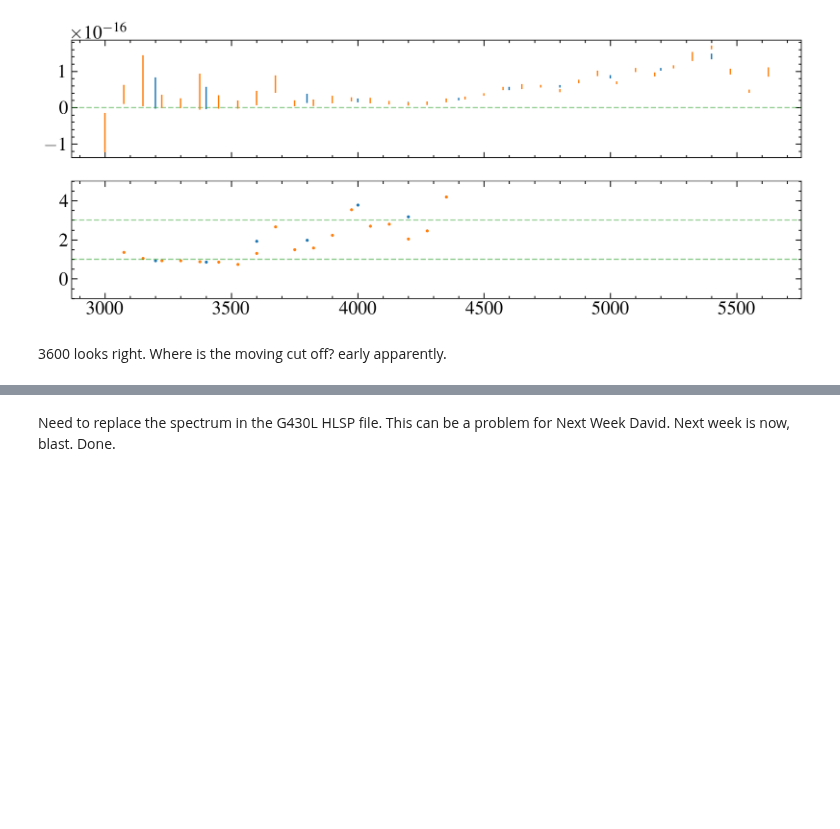
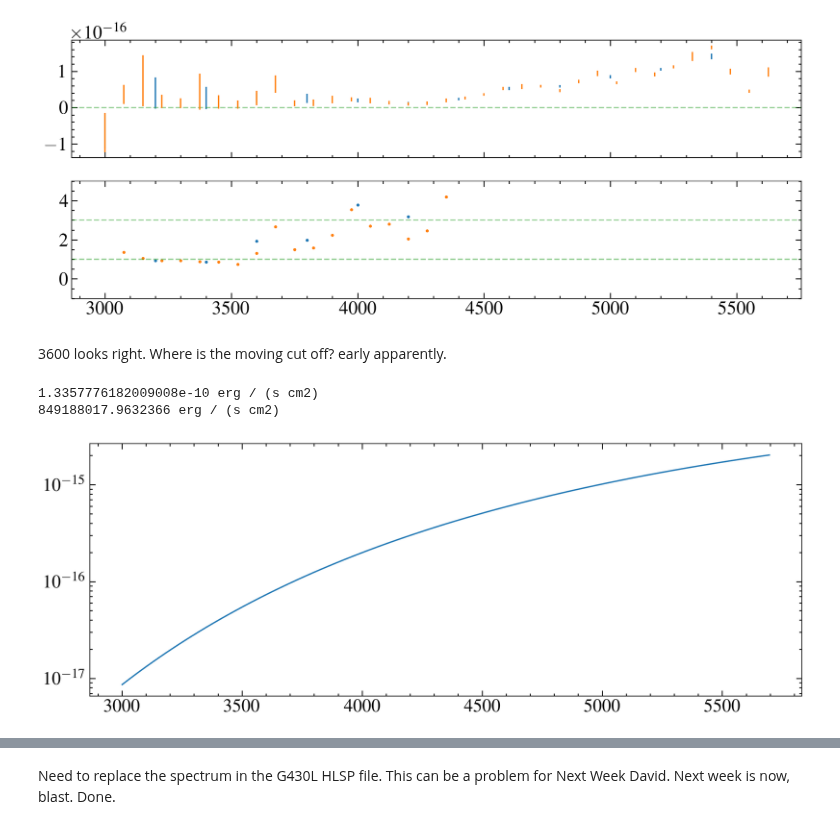
Before and after one commit to davidjwilson/SEDs, a Jupyter notebook: trappist-1/hst_photometry/g430l.ipynb, the cells around one changed output, grey strips where cells are left out. Saved outputs shown, nothing was run; the diff lists cells and outputs as text; code cells hidden in the pictures; blank space fills up the shorter version.

```diff
--- a/trappist-1/hst_photometry/g430l.ipynb
+++ b/trappist-1/hst_photometry/g430l.ipynb
@@ -134,4 +134,31 @@ pw, pf = pw[pmask], pf[pmask]
 pf = convolve(pf, Gaussian1DKernel(200))
+# %%
+from astropy.modeling.models import BlackBody
+#blackbody
+lstar = 0.234e31*u.erg/u.s
+tstar= 2619*u.K
+rstar = 0.12*u.Rsun
+dstar = 12.1*u.pc
+fstar = lstar/(4*np.pi*dstar.to(u.cm)**2)
+print(fstar)
+bb = BlackBody(temperature=tstar, scale=1*u.erg/u.s/u.cm**2/u.sr)
+bbflux = bb.bolometric_flux
+print(bbflux)
+# A = 4*np.pi*(rstar.to(u.cm))**2
+# scale = lstar/ (bbflux * A)
+scale = fstar/bbflux
+# bb = BlackBody(temperature=tstar, scale=1/scale)
+
+bbf = bb(w1*u.AA)*scale*u.sr / w1
+# print(bbf[0])
+
+plt.plot(w1, bbf)
+
+plt.yscale('log')
+# %% [output]
+1.3357776182009008e-10 erg / (s cm2)
+849188017.9632366 erg / (s cm2)
+[figure, added]
 # %%
 new_wavelength = np.arange(3000, 5690, 100)
 print(len(new_wavelength))
```
Also changed, not shown: parts of 3 cells of this notebook, 12 other files.
